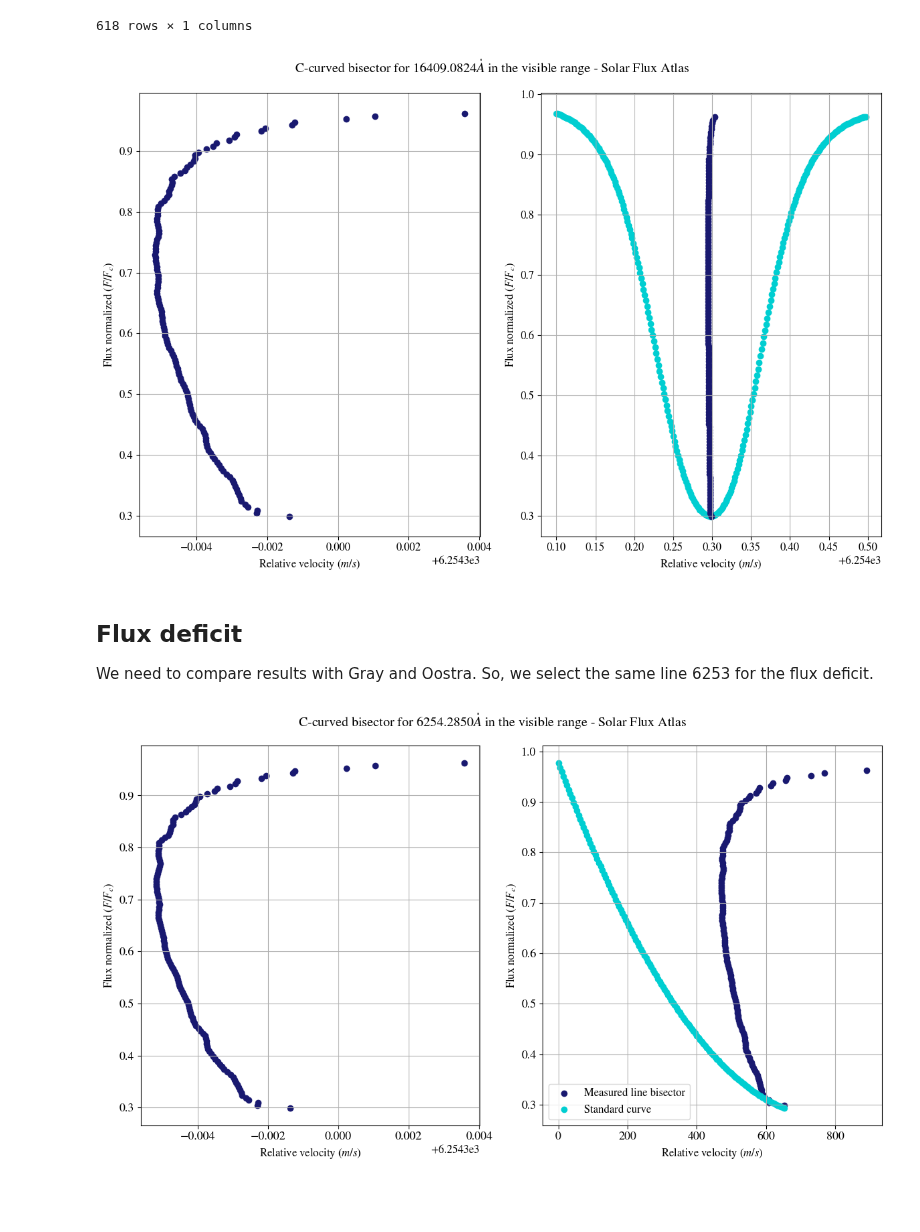
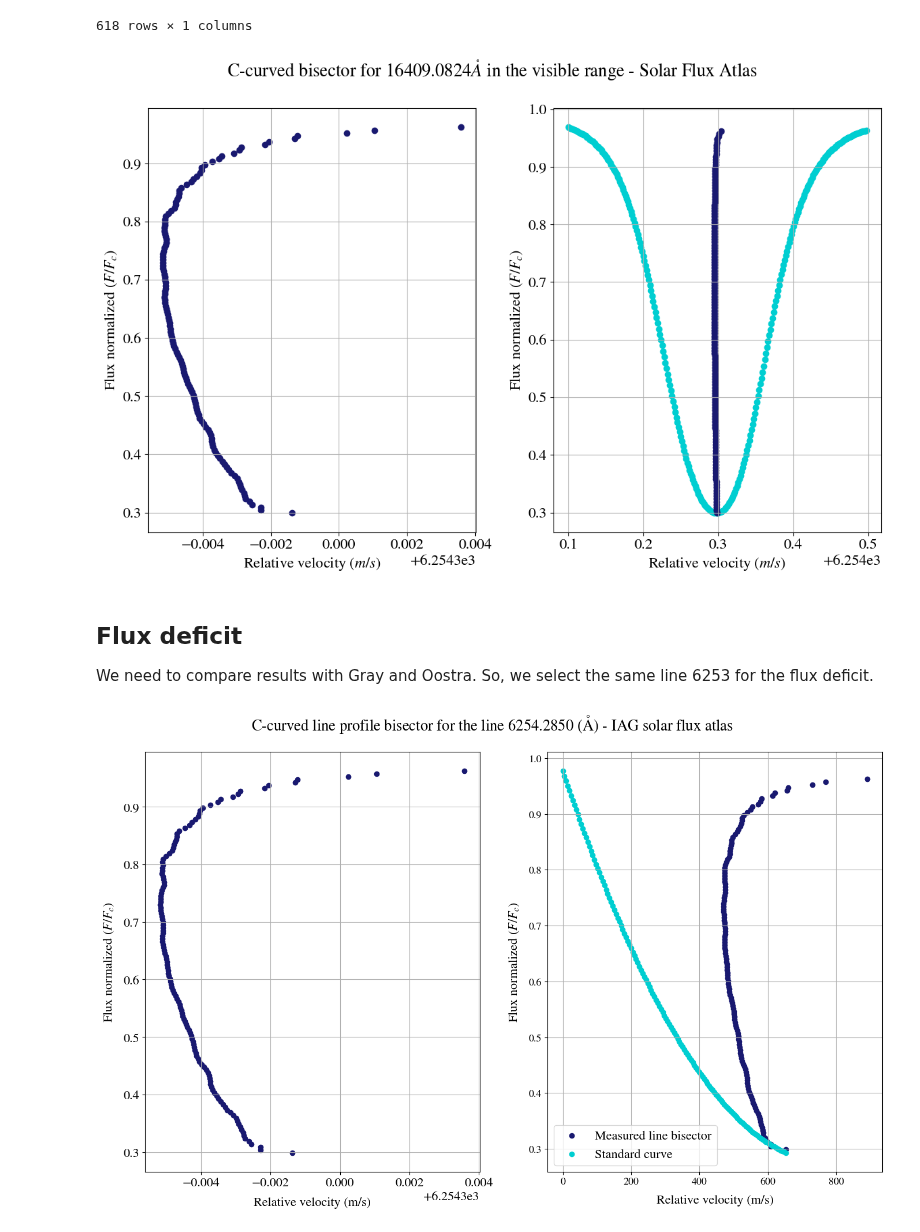
Before and after one commit to ccuellarn/Measurement-and-Characterization-of-Granulation-Patterns-in-the-IAG-Solar-Flux-Spectrum, a Jupyter notebook: Project/Characterization/Second signature/Flux deficit.ipynb, the cells around one changed output. Saved outputs shown, nothing was run; the diff lists cells and outputs as text; code cells hidden in the pictures; blank space fills up the shorter version.

```diff
--- a/Project/Characterization/Second signature/Flux deficit.ipynb
+++ b/Project/Characterization/Second signature/Flux deficit.ipynb
@@ -14,12 +14,12 @@ from scipy.interpolate import interp1d
 params = {
         'font.family': 'serif',
         'font.serif': ['STIXGeneral', 'Times New Roman'],
-        'font.size': 12,
-        'axes.labelsize': 12,
-        'axes.titlesize': 14,
-        'legend.fontsize': 12,
-        'xtick.labelsize': 12,
-        'ytick.labelsize': 12,
+        'font.size': 16,
+        'axes.labelsize': 16,
+        'axes.titlesize': 18,
+        'legend.fontsize': 16,
+        'xtick.labelsize': 16,
+        'ytick.labelsize': 16,
         'mathtext.fontset': 'stix',
         'text.usetex': False,
         'figure.figsize': (6.4, 4.8),
@@ -185,7 +185,7 @@ fig1.tight_layout()
 
 # fig1.savefig('C_bisector_individual.pdf')
 # %% [output]
-[figure, old version]
+[figure, new version]
 # %% [markdown]
 ## Flux deficit
 
@@ -197,42 +197,42 @@ line_index = closer_lines[closer_lines['Fe line']  == 6254.2850].index[0]
 
 #Re order to get the equal points in the begin and the end of each curve
 data = bisectors[line_index][-1::-1]
 
 #Parameters from the third signature characterization (Standard curves)
 parameters_green = np.array([ 0.837168,	-0.001829,1.197500e-06	])
 #For a difference between curves we need the same length, remember thats need to be shifted 633m/s
 vel_standard = np.linspace(0,data['Velocity'][0],len(data))
 
 #Standard curve with the length of
 flux_standard = poly.polyval(vel_standard,parameters_green)
 
-fig2, axis1 = plt.subplots(1,2, figsize = (12,7))
+fig2, axis1 = plt.subplots(1,2, figsize = (14,9))
 ax1 = axis1[0]
 ax2 = axis1[1]
 
-fig2.suptitle(r'C-curved bisector for $6254.2850 \mathring{A}$ in the visible range - Solar Flux Atlas')
+fig2.suptitle(r'C-curved line profile bisector for the line $6254.2850$ $(\mathrm{\AA})$ - IAG solar flux atlas')
 
 ax1.scatter(data['Distance'],data['Flux'],color= 'midnightblue',label='Line profile bisector')
 
 ax2.scatter(data['Velocity'],data['Flux'],color= 'midnightblue', label='Measured line bisector')
-ax2.scatter(vel_standard,flux_standard+0.14,color= 'darkturquoise',label='Standard curve')
+ax2.scatter(vel_standard,flux_standard+0.14,color= 'darkturquoise',label='Standard curve for ')
 
 ax1.grid()
-ax1.set_xlabel(r'Relative velocity $(m/s)$')
-ax1.set_ylabel(r'Flux normalized $(F/F_{c})$')
-ax1.tick_params(axis='both',labelsize=13)
+ax1.set_xlabel(r'Relative velocity (m/s)',labelpad=10)
+ax1.set_ylabel(r'Flux normalized $(F/F_{c})$',labelpad=10)
+ax1.tick_params(axis='both')
 
 ax2.grid()
-ax2.set_xlabel(r'Relative velocity $(m/s)$')
-ax2.set_ylabel(r'Flux normalized $(F/F_{c})$')
+ax2.set_xlabel(r'Relative velocity (m/s)',labelpad=10)
+ax2.set_ylabel(r'Flux normalized $(F/F_{c})$',labelpad=10)
 ax2.legend()
 ax2.tick_params(axis='both',labelsize=13)
 
 fig2.tight_layout()
 
 # fig2.savefig('Flux deficit_6253')
 # %% [output]
-[figure, old version]
+[figure, new version]
 # %%
 #Dont take the extreme points
 data = bisectors[line_index][-1::-1]
```
Also changed, not shown: parts of 2 cells of this notebook, 9 other files.
